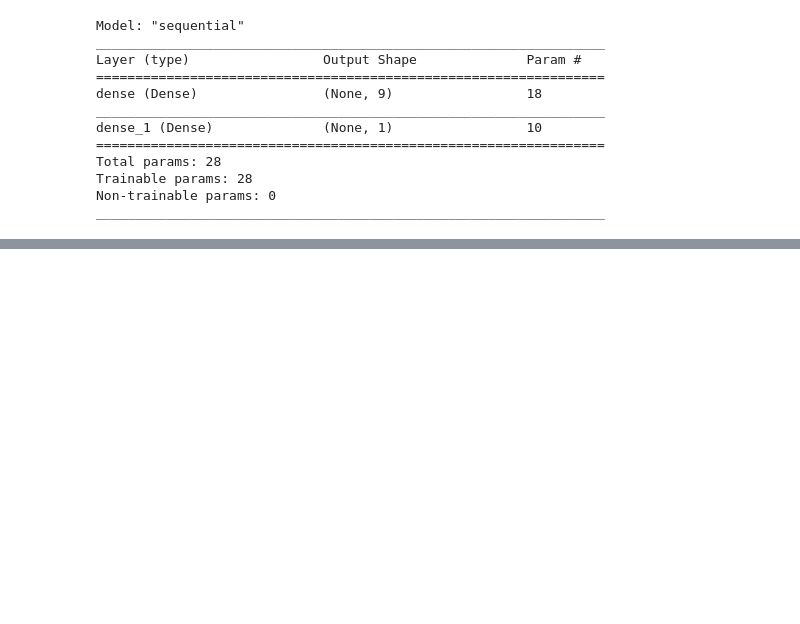
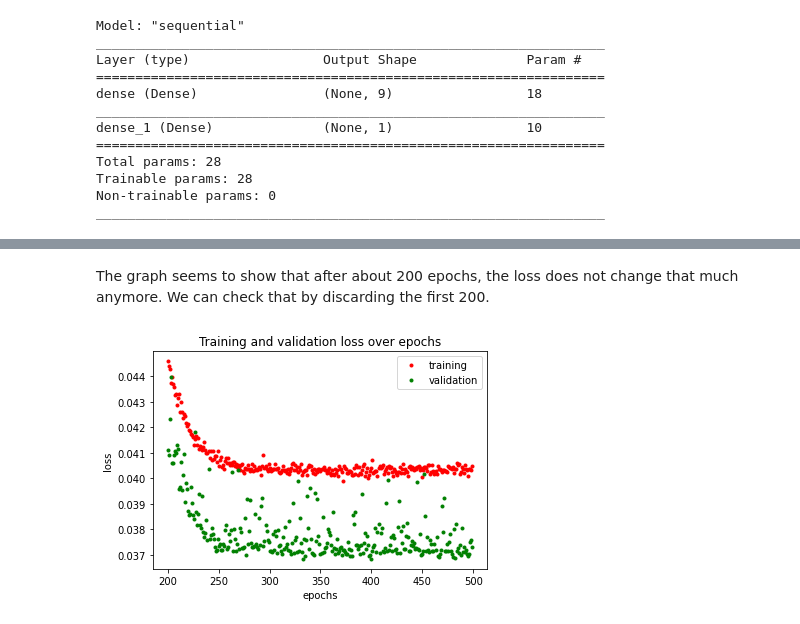
Before and after one commit to maarten-pennings/MachineLearning, a Jupyter notebook: sinus/sinus.ipynb, the cells around one changed output, grey strips where cells are left out. Saved outputs shown, nothing was run; the diff lists cells and outputs as text; code cells hidden in the pictures; blank space fills up the shorter version.

```diff
--- a/sinus/sinus.ipynb
+++ b/sinus/sinus.ipynb
@@ -141,0 +212,14 @@ _________________________________________________________________
+# %% [markdown]
+The graph seems to show that after about 200 epochs, the loss does not change that much anymore.
+We can check that by discarding the first 200.
+# %%
+DROP = 200
+plt.plot( epochs[DROP:], train_loss[DROP:], 'r.', label="training" )
+plt.plot( epochs[DROP:], val_loss[DROP:],   'g.', label="validation" )
+
+plt.title('Training and validation loss over epochs')
+plt.xlabel('epochs')
+plt.ylabel('loss')
+plt.legend();
+# %% [output]
+[figure, added]
```
Also changed, not shown: parts of 53 cells of this notebook, 1 other file.
